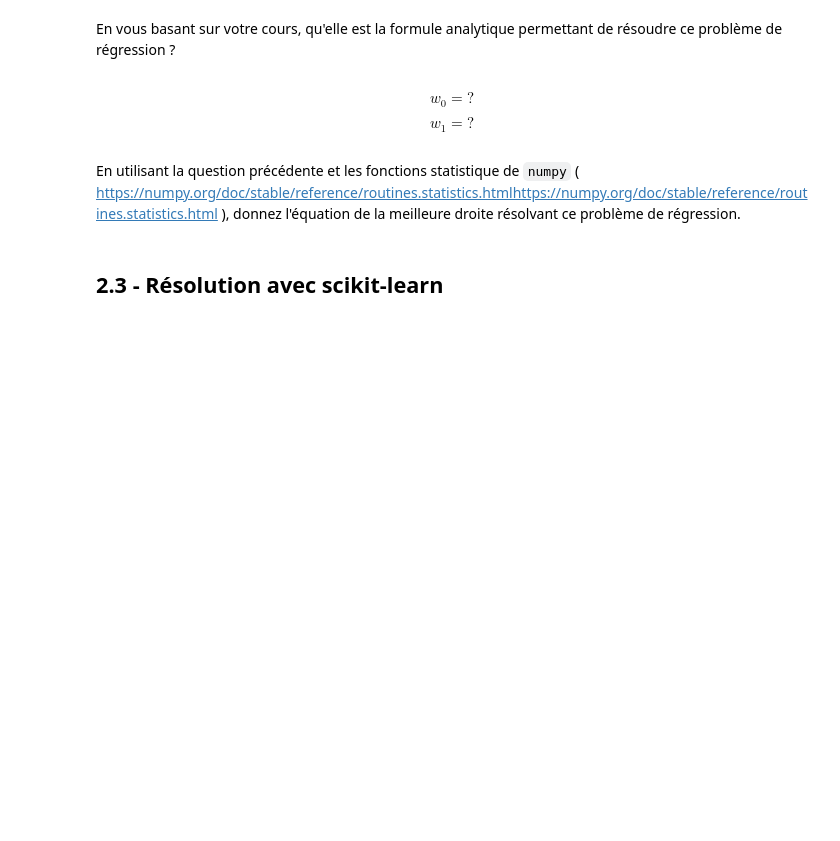
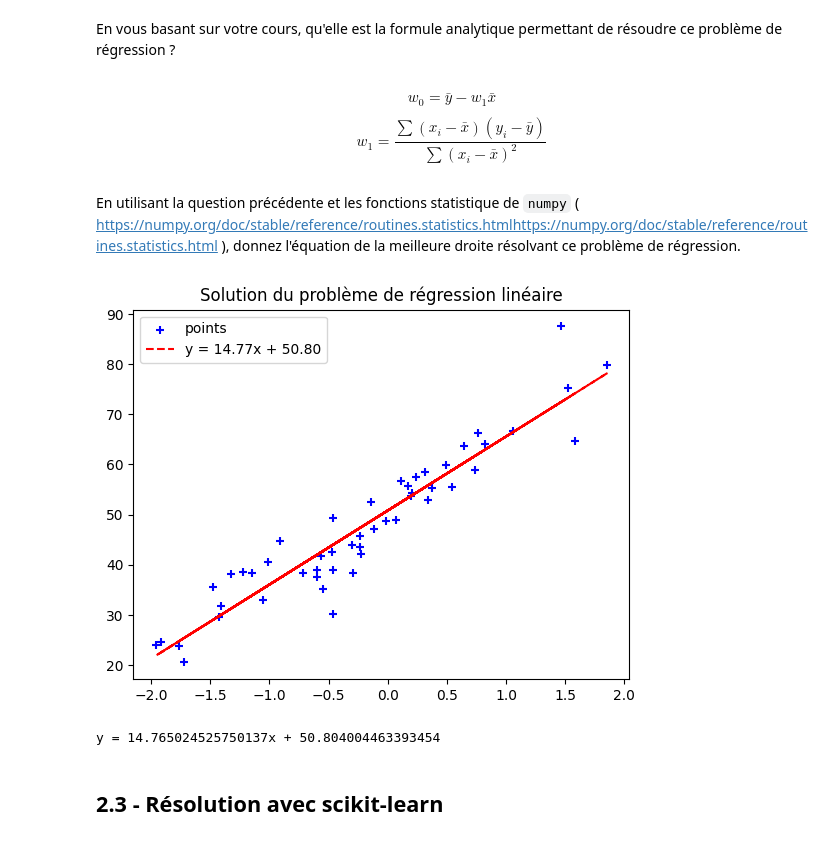
Before and after one commit to ViniciusGN/Kaggle-AI-Studies, a Jupyter notebook: Apprentissage/TP1_Vinicius_Nascimento.ipynb, the cells around one changed output. Drawn from its saved outputs; the diff is of its cells as text; code cells hidden in the pictures; blank space fills up the shorter version.

```diff
--- a/Apprentissage/TP1_Vinicius_Nascimento.ipynb
+++ b/Apprentissage/TP1_Vinicius_Nascimento.ipynb
@@ -516,13 +522,40 @@ Dim(y): (50,)
 En vous basant sur votre cours, qu'elle est la formule analytique permettant de résoudre ce problème de régression ?
 # %%
 # Remplacez les ? par votre réponse
-formule = '$$w_0 = ?$$\
-           $$w_1 = ?$$'
+formule = (
+    "$$w_0 = \\bar{y} - w_1 \\bar{x}$$\n"
+    "$$w_1 = \\frac{\\sum (x_i - \\bar{x})(y_i - \\bar{y})}{\\sum (x_i - \\bar{x})^2}$$"
+)
 display(Markdown(formule))
 # %% [output]
-$$w_0 = ?$$           $$w_1 = ?$$
+$$w_0 = \bar{y} - w_1 \bar{x}$$
+$$w_1 = \frac{\sum (x_i - \bar{x})(y_i - \bar{y})}{\sum (x_i - \bar{x})^2}$$
 # %% [markdown]
 En utilisant la question précédente et les fonctions statistique de `numpy` ( https://numpy.org/doc/stable/reference/routines.statistics.htmlhttps://numpy.org/doc/stable/reference/routines.statistics.html ), donnez l'équation de la meilleure droite résolvant ce problème de régression.
+# %%
+# [Vinicius]: Le lien fourni apparait un code d'erreur 404 (not found)
+x_manual = x.copy()
+y_manual = y.copy()
+
+x_manual = x_manual.ravel()
+y_manual = y_manual.ravel()
+
+x_bar = np.mean(x_manual)
+y_bar = np.mean(y_manual)
+
+w1_manual = np.sum((x_manual - x_bar) * (y_manual - y_bar)) / np.sum((x_manual - x_bar) ** 2)
+
+w0_manual = y_bar - w1_manual * x_bar
+
+plt.scatter(x_manual, y_manual, color='blue', marker='+', label='points')
+plt.plot(x_manual, w0_manual + w1_manual * x_manual, color='red', label=f'y = {w1_manual:.2f}x + {w0_manual:.2f}', linestyle='--')
+plt.title('Solution du problème de régression linéaire')
+plt.legend()
+plt.show()
+print(f"y = {w1_manual:.15f}x + {w0_manual:.15f}")
+# %% [output]
+[figure, added]
+y = 14.765024525750137x + 50.804004463393454
 # %% [markdown]
 ## 2.3 - Résolution avec scikit-learn
 # %% [markdown]
```
Also changed, not shown: parts of 24 cells of this notebook.
